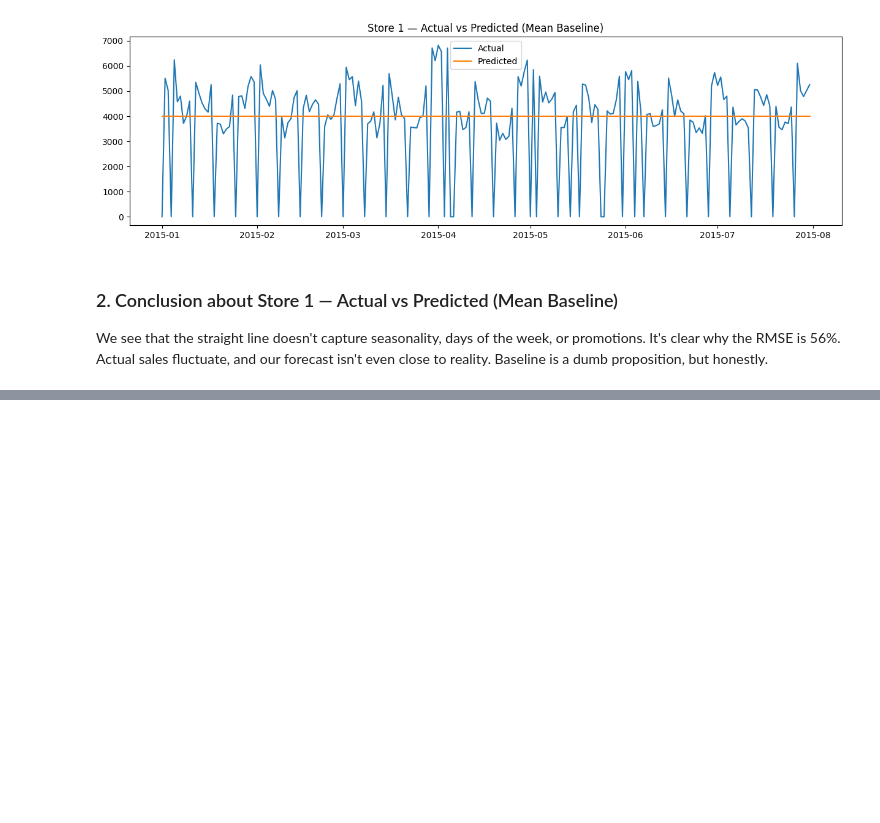
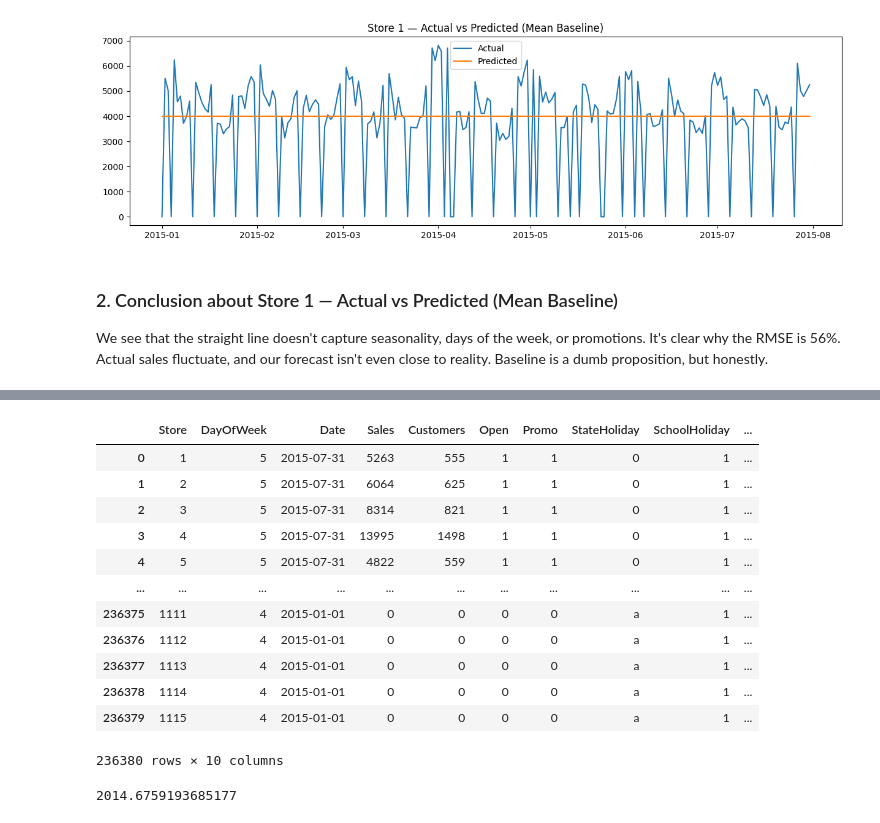
Before and after one commit to Astronom2617/rossmann-sales-forecasting, a Jupyter notebook: rossmann_baseline.ipynb, the cells around one changed output, grey strips where cells are left out. Saved outputs shown, nothing was run; the diff lists cells and outputs as text; code cells hidden in the pictures; blank space fills up the shorter version.

```diff
--- a/rossmann_baseline.ipynb
+++ b/rossmann_baseline.ipynb
@@ -101,0 +131,23 @@ We see that the straight line doesn't capture seasonality, days of the week, or
+# %%
+test_df = test_df.drop(columns=['predicted'])
+test_df = test_df.rename(columns={'Sales_x': 'Sales', 'Sales_y': 'predicted'})
+test_df
+# %% [output]
+|  | Store | DayOfWeek | Date | Sales | Customers | Open | Promo | StateHoliday | SchoolHoliday | ... |
+| 0 | 1 | 5 | 2015-07-31 | 5263 | 555 | 1 | 1 | 0 | 1 | ... |
+| 1 | 2 | 5 | 2015-07-31 | 6064 | 625 | 1 | 1 | 0 | 1 | ... |
+| 2 | 3 | 5 | 2015-07-31 | 8314 | 821 | 1 | 1 | 0 | 1 | ... |
+| 3 | 4 | 5 | 2015-07-31 | 13995 | 1498 | 1 | 1 | 0 | 1 | ... |
+| 4 | 5 | 5 | 2015-07-31 | 4822 | 559 | 1 | 1 | 0 | 1 | ... |
+| ... | ... | ... | ... | ... | ... | ... | ... | ... | ... | ... |
+| 236375 | 1111 | 4 | 2015-01-01 | 0 | 0 | 0 | 0 | a | 1 | ... |
+| 236376 | 1112 | 4 | 2015-01-01 | 0 | 0 | 0 | 0 | a | 1 | ... |
+| 236377 | 1113 | 4 | 2015-01-01 | 0 | 0 | 0 | 0 | a | 1 | ... |
+| 236378 | 1114 | 4 | 2015-01-01 | 0 | 0 | 0 | 0 | a | 1 | ... |
+| 236379 | 1115 | 4 | 2015-01-01 | 0 | 0 | 0 | 0 | a | 1 | ... |
+236380 rows × 10 columns
+# %%
+RMSE_for_predicted_day = np.sqrt(np.mean((test_df['predicted']-test_df['Sales'])**2))
+print(RMSE_for_predicted_day)
+# %% [output]
+2014.6759193685177
```
Also changed, not shown: parts of 4 cells of this notebook.
